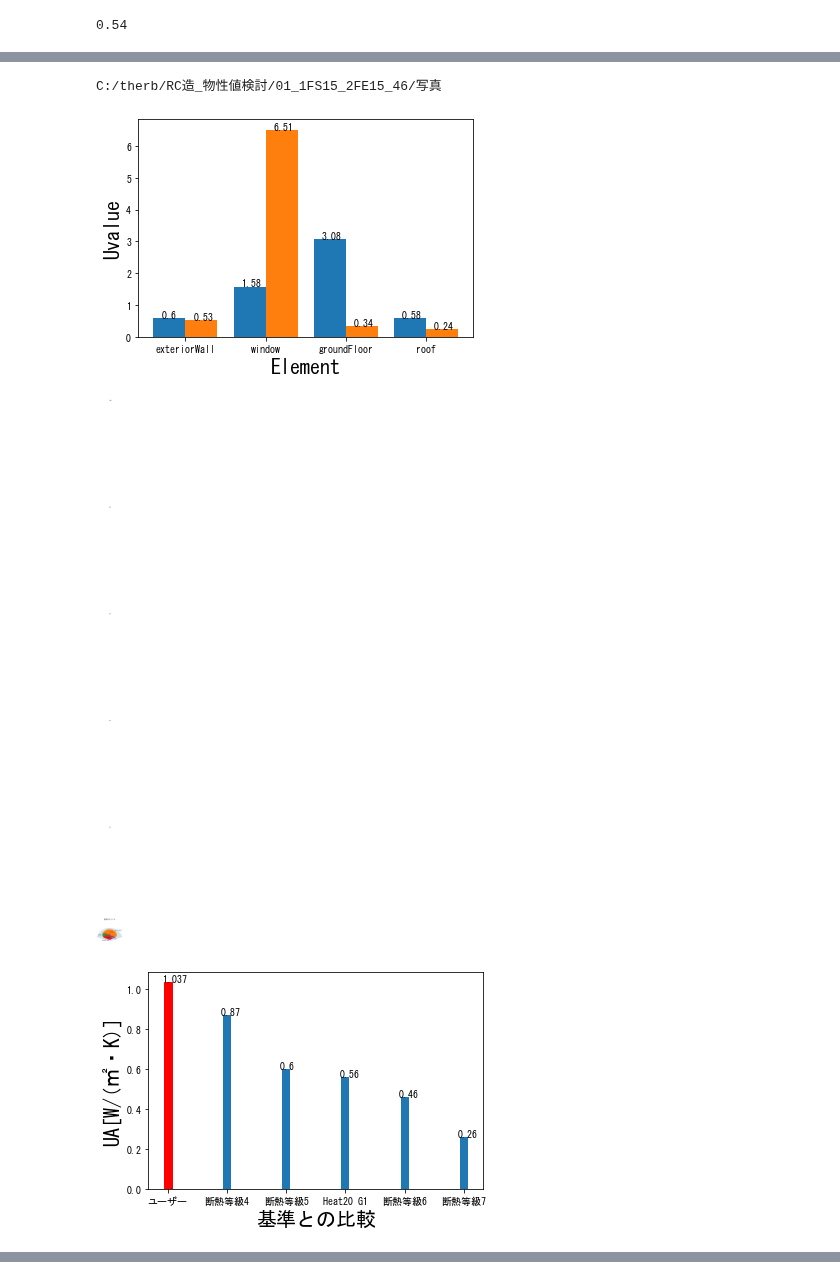
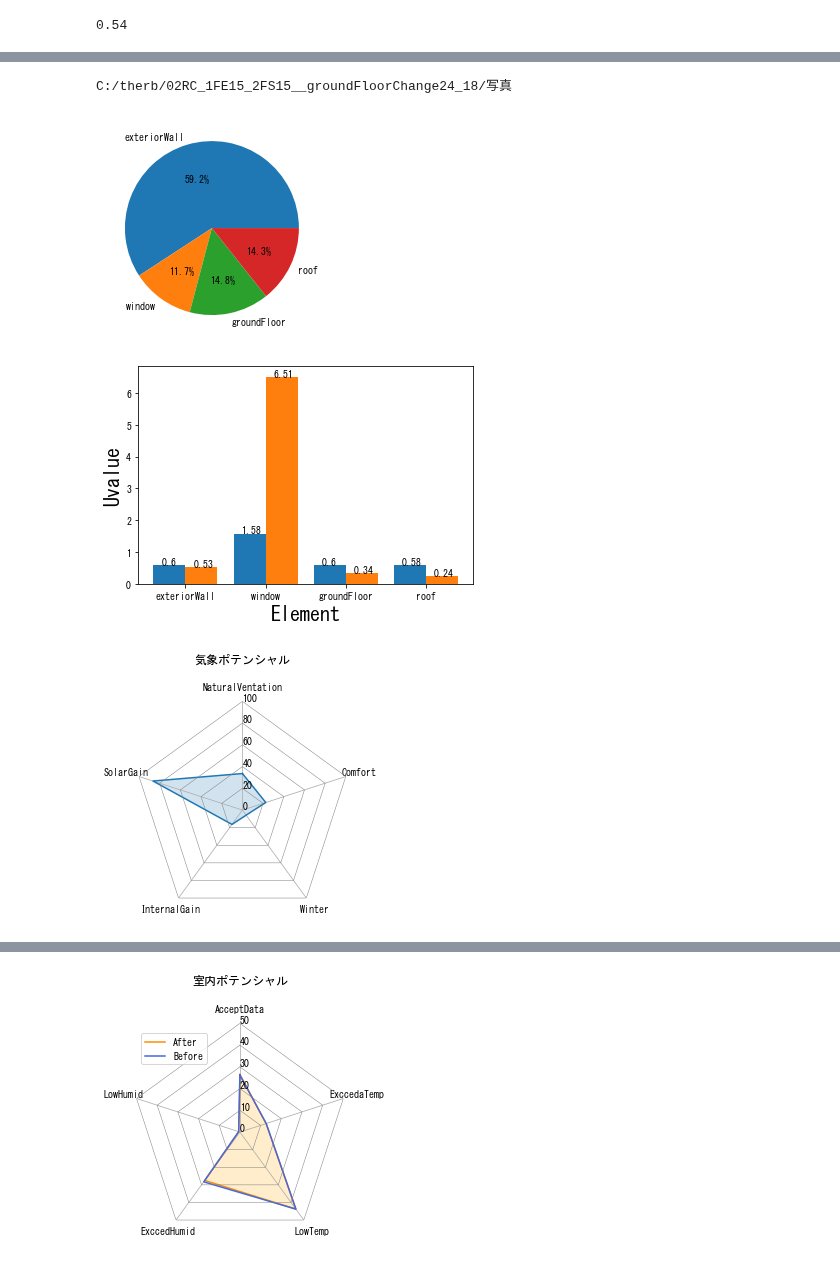
Before and after one commit to becat-oss/therb-notebook, a Jupyter notebook: 【守田】→まとめ.ipynb, the cells around one changed output, grey strips where cells are left out. Saved outputs shown, nothing was run; the diff lists cells and outputs as text; code cells hidden in the pictures.

```diff
--- a/【守田】→まとめ.ipynb
+++ b/【守田】→まとめ.ipynb
@@ -778,21 +780,23 @@ fig.savefig('C:/therb/RC造_物性値検討/01_1FS15_2FE15_46/写真/graph.png')
 # %%
 import os
-A=r"C:\therb\RC造_物性値検討\01_1FS15_2FE15_46\写真"
+A=r"C:\therb\02RC_1FE15_2FS15__groundFloorChange24_18"+"/写真"
+
 path=A.replace("\\", "/")
 dir = path  # 作りたいディレクトリ名
-# os.makedirs(dir)
-Id=int(46)
+os.makedirs(dir)
+Id=int(50)
+BeforeId=int(48)
 print(path)
+calcUAEffect(Id,path)
 Explodebar_UAelement(Id,path)
 polygonbar_Outdoorpotencial(Id,path)
-calcUAEffect(Id,path)
 EvaluateOutdoorPotencial(Id,path)
 EvaluateIndoorPotencial(Id,path)
 Explodebar_UAotherStandard(Id,path)
-compareIndoor2datas(44,Id,path)
-CompareIndoorpotencial(Id,42,path)
+compareIndoor2datas(BeforeId,Id,path)
+CompareIndoorpotencial(Id,BeforeId,path)
 # %% [output]
-C:/therb/RC造_物性値検討/01_1FS15_2FE15_46/写真
+C:/therb/02RC_1FE15_2FS15__groundFloorChange24_18/写真
-[figure, old version]
+[figure, new version]
-[figure, old version]
+[figure, new version]
-[figure, old version]
+[figure, new version]
@@ -802,0 +807 @@ C:/therb/RC造_物性値検討/01_1FS15_2FE15_46/写真
+[figure, added]
```
Also changed, not shown: parts of 6 cells of this notebook.
